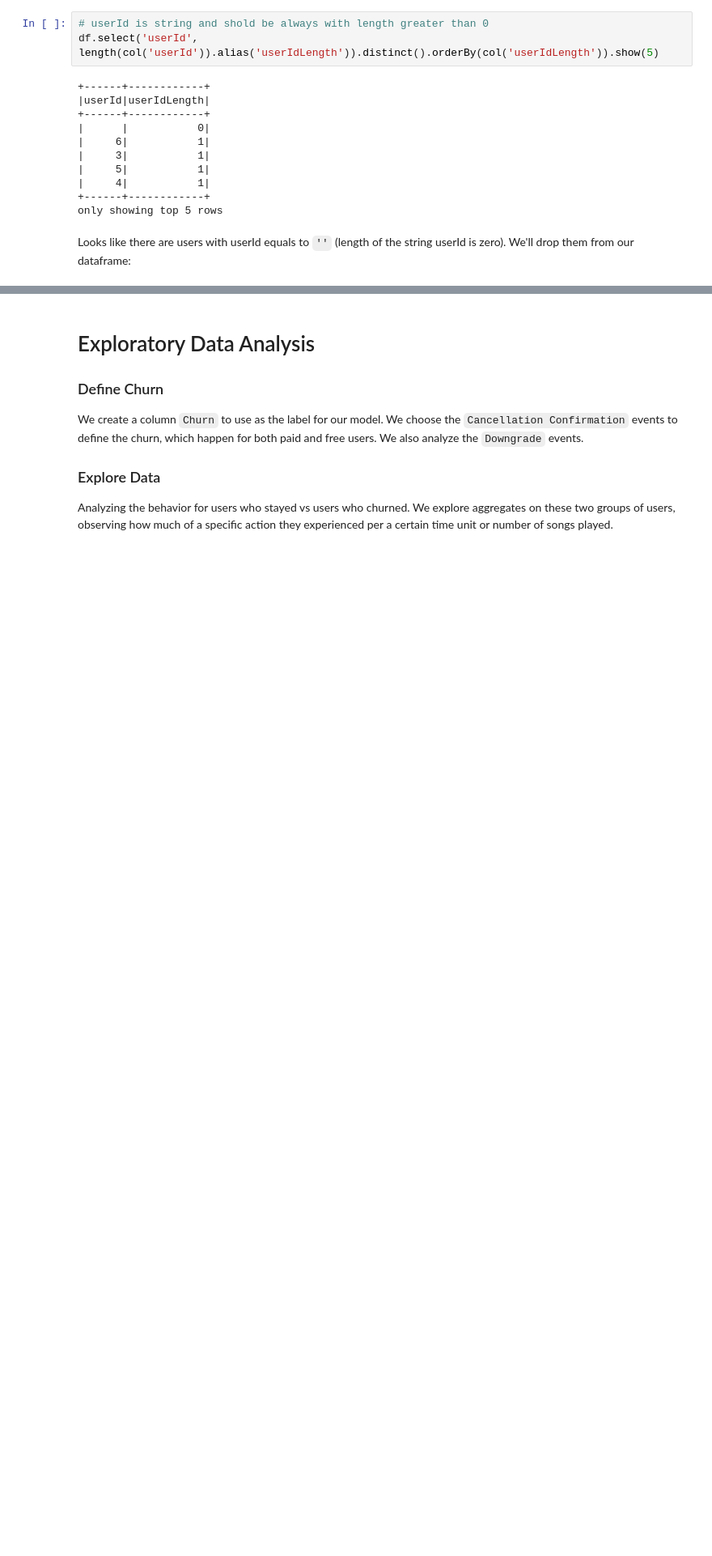
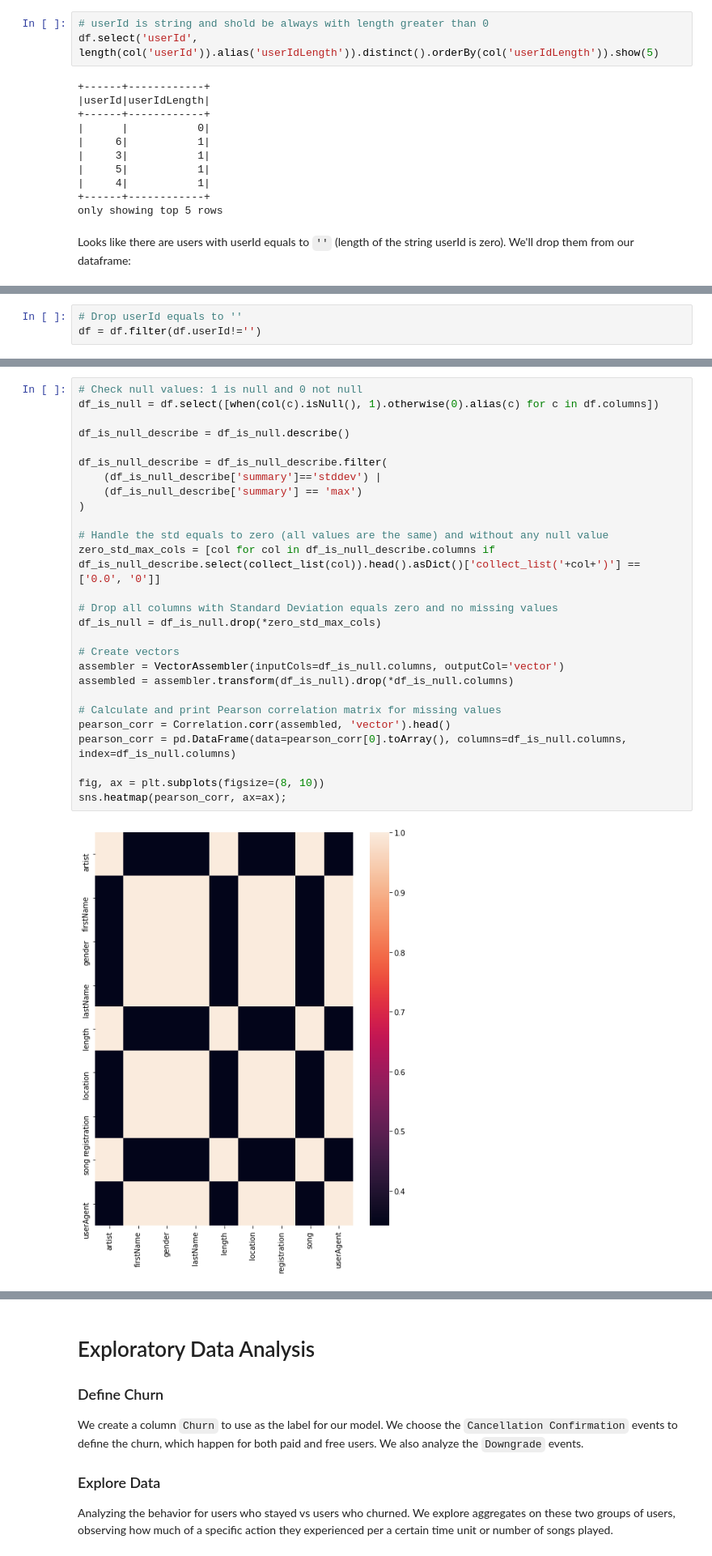
Before and after one commit to marcelokscunha/projects, a Jupyter notebook: spark-churn/Sparkify-local.ipynb, the cells around one changed output, grey strips where cells are left out. Shown at 81% size. Drawn from its saved outputs; the diff is of its cells as text; blank space fills up the shorter version.

Commit message:
Finish cleaning data

```diff
--- a/spark-churn/Sparkify-local.ipynb
+++ b/spark-churn/Sparkify-local.ipynb
@@ -201,0 +217,3 @@ df.drop()
+# %%
+# Drop userId equals to ''
+df = df.filter(df.userId!='')
@@ -201,0 +224,29 @@ df.drop()
+# %%
+# Check null values: 1 is null and 0 not null
+df_is_null = df.select([when(col(c).isNull(), 1).otherwise(0).alias(c) for c in df.columns])
+
+df_is_null_describe = df_is_null.describe()
+
+df_is_null_describe = df_is_null_describe.filter(
+    (df_is_null_describe['summary']=='stddev') |
+    (df_is_null_describe['summary'] == 'max')
+)
+
+# Handle the std equals to zero (all values are the same) and without any null value
+zero_std_max_cols = [col for col in df_is_null_describe.columns if df_is_null_describe.select(collect_list(col)).head().asDict()['collect_list('+col+')'] == ['0.0', '0']]
+
+# Drop all columns with Standard Deviation equals zero and no missing values
+df_is_null = df_is_null.drop(*zero_std_max_cols)
+
+# Create vectors
+assembler = VectorAssembler(inputCols=df_is_null.columns, outputCol='vector')
+assembled = assembler.transform(df_is_null).drop(*df_is_null.columns)
+
+# Calculate and print Pearson correlation matrix for missing values
+pearson_corr = Correlation.corr(assembled, 'vector').head()
+pearson_corr = pd.DataFrame(data=pearson_corr[0].toArray(), columns=df_is_null.columns, index=df_is_null.columns)
+
+fig, ax = plt.subplots(figsize=(8, 10))
+sns.heatmap(pearson_corr, ax=ax);
+# %% [output]
+[figure, added]
```
Also changed, not shown: parts of 11 cells of this notebook.
